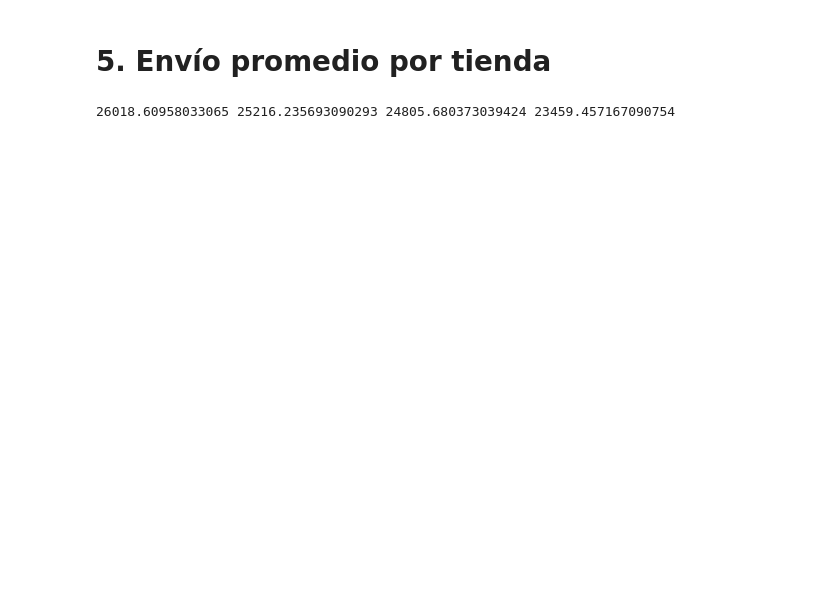
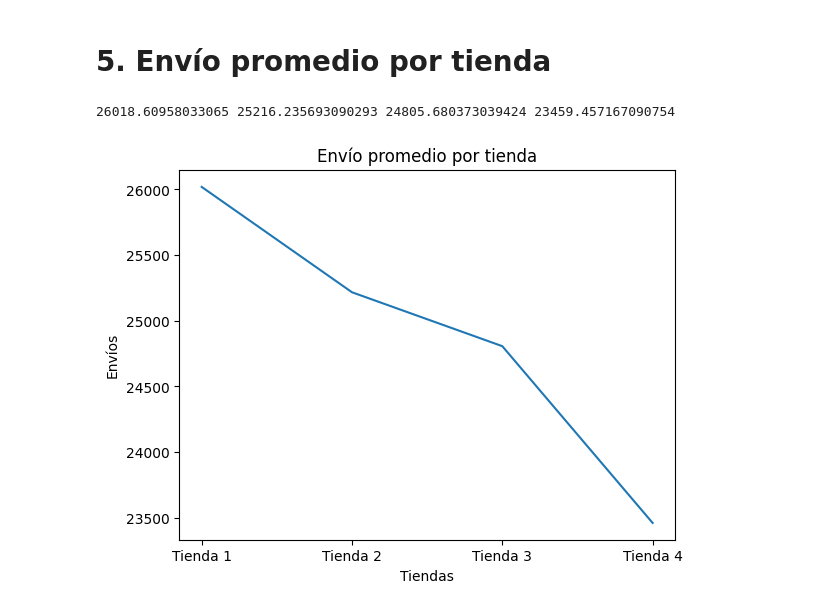
Before and after one commit to jOBenites/challenge1-data-science, a Jupyter notebook: AluraStoreLatam.ipynb, the cells around one changed output. Saved outputs shown, nothing was run; the diff lists cells and outputs as text; code cells hidden in the pictures; blank space fills up the shorter version.

```diff
--- a/AluraStoreLatam.ipynb
+++ b/AluraStoreLatam.ipynb
@@ -148,7 +198,7 @@ dtype: int64
 # 5. Envío promedio por tienda
 # %%
 #OTRA FORMA DE SACAR EL PROMEDIO
-verage_shipping_tienda = tienda['Costo de envío'].mean()
+average_shipping_tienda = tienda['Costo de envío'].mean()
 average_shipping_tienda2 = tienda2['Costo de envío'].mean()
 average_shipping_tienda3 = tienda3['Costo de envío'].mean()
 average_shipping_tienda4 = tienda4['Costo de envío'].mean()
@@ -156,3 +206,21 @@ average_shipping_tienda4 = tienda4['Costo de envío'].mean()
 print(average_shipping_tienda, average_shipping_tienda2, average_shipping_tienda3, average_shipping_tienda4)
 # %% [output]
 26018.60958033065 25216.235693090293 24805.680373039424 23459.457167090754
+# %%
+import matplotlib.pyplot as plt
+import numpy as np
+
+data = [average_shipping_tienda, average_shipping_tienda2, average_shipping_tienda3, average_shipping_tienda4]
+
+plt.figure() #Figura. Puede incluirse el tamaño con figsize
+plt.plot(store_labels, data) #El gráfico
+plt.title('Envío promedio por tienda') #El título
+ax = plt.subplot() #Axis
+ax.set_xticks(store_labels)  #Eje x
+ax.set_xticklabels(store_labels) #Etiquetas del eje x
+ax.set_xlabel('Tiendas')  #Nombre del eje x
+ax.set_ylabel('Envíos')  #Nombre del eje y
+
+plt.show()
+# %% [output]
+[figure, added]
```
Also changed, not shown: parts of 8 cells of this notebook.
